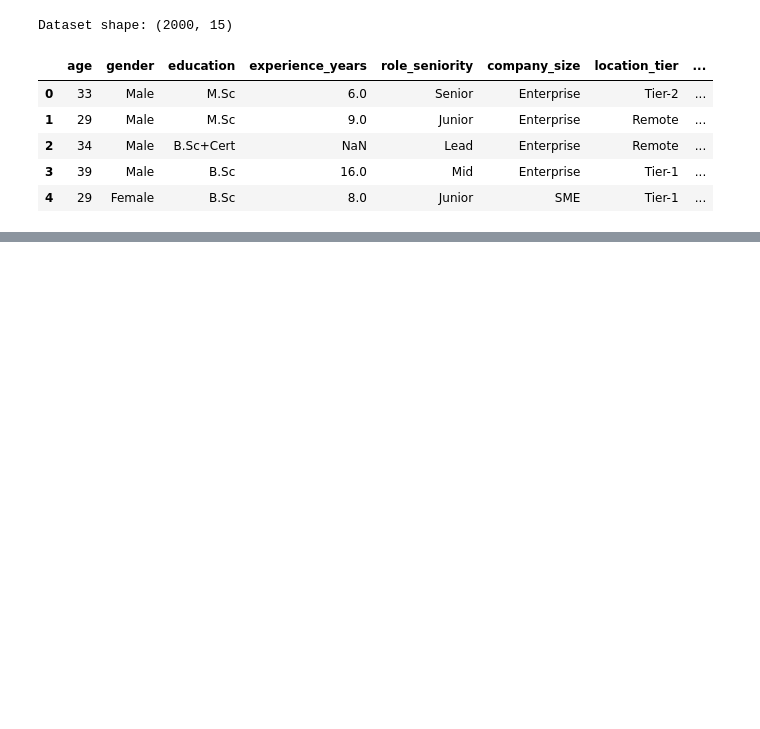
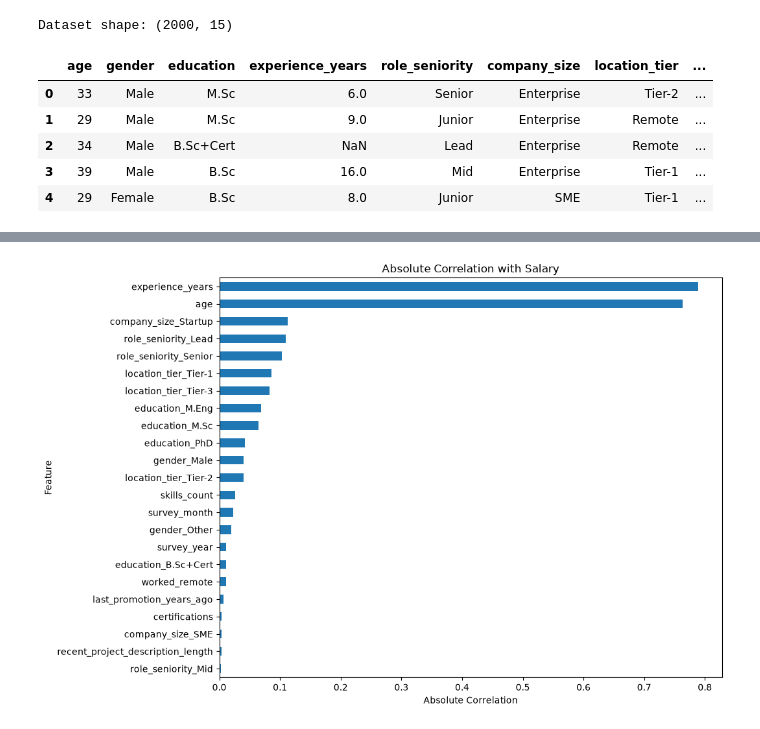
Before and after one commit to nguyenminhhieu108/Assign_ls3, a Jupyter notebook: mainLs3.ipynb, the cells around one changed output, grey strips where cells are left out. Drawn from its saved outputs; the diff is of its cells as text; code cells hidden in the pictures; blank space fills up the shorter version.

```diff
--- a/mainLs3.ipynb
+++ b/mainLs3.ipynb
@@ -57,0 +305,6 @@ Dataset shape: (2000, 15)
+# %%
+cv = KFold(
+    n_splits=5,
+    shuffle=True,
+    random_state=42
+)
@@ -57,0 +461,16 @@ Dataset shape: (2000, 15)
+# %%
+corr_data = X_train.copy()
+
+corr_data["salary_bdt"] = y_train.values
+
+correlations = (
+    corr_data
+    .corr()["salary_bdt"]
+    .drop("salary_bdt")
+    .sort_values(
+        key=lambda x: x.abs(),
+        ascending=False
+    )
+)
+
+display(correlations.to_frame("Correlation"))
@@ -57,0 +495,14 @@ Dataset shape: (2000, 15)
+# %%
+plt.figure(figsize=(10, 8))
+
+correlations.abs().sort_values().plot(
+    kind="barh"
+)
+
+plt.xlabel("Absolute Correlation")
+plt.ylabel("Feature")
+plt.title("Absolute Correlation with Salary")
+
+plt.show()
+# %% [output]
+[figure, added]
```
Also changed, not shown: parts of 58 cells of this notebook.
